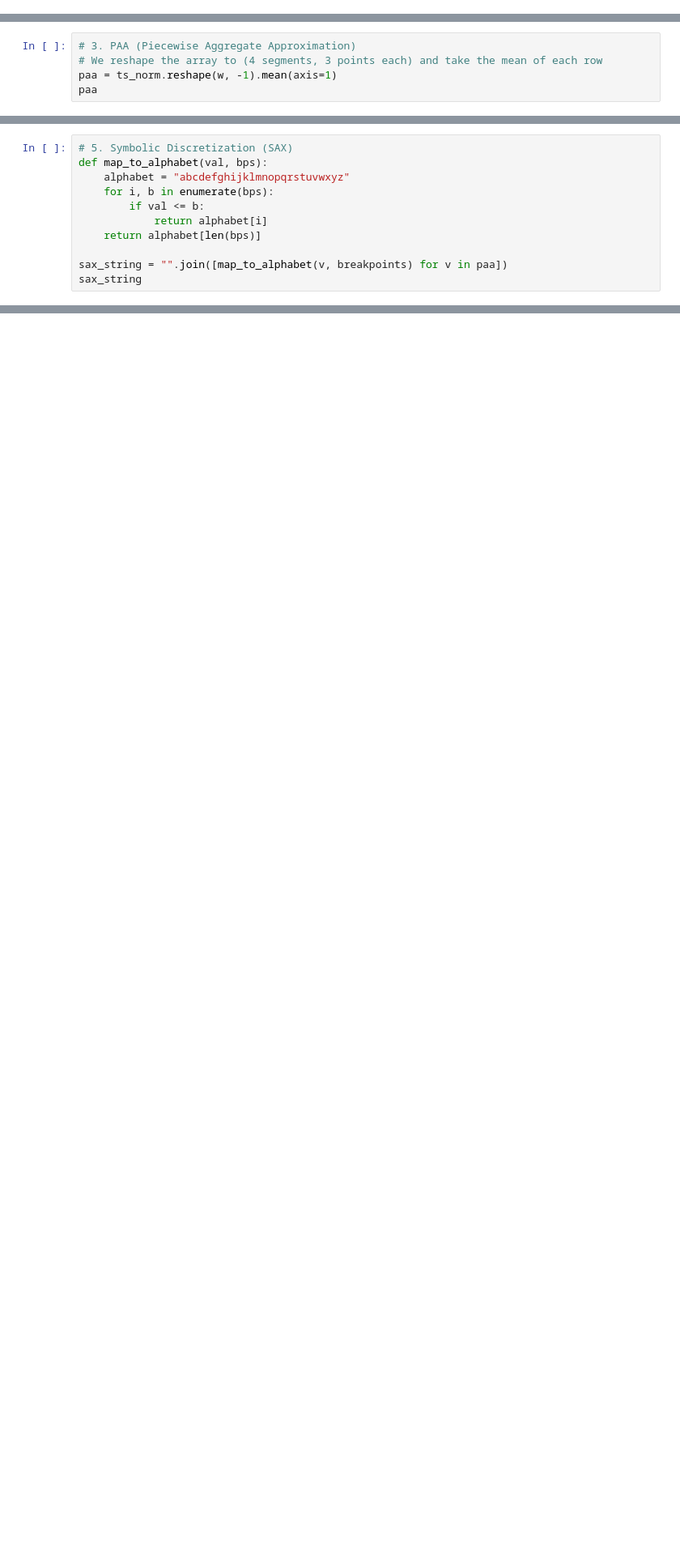
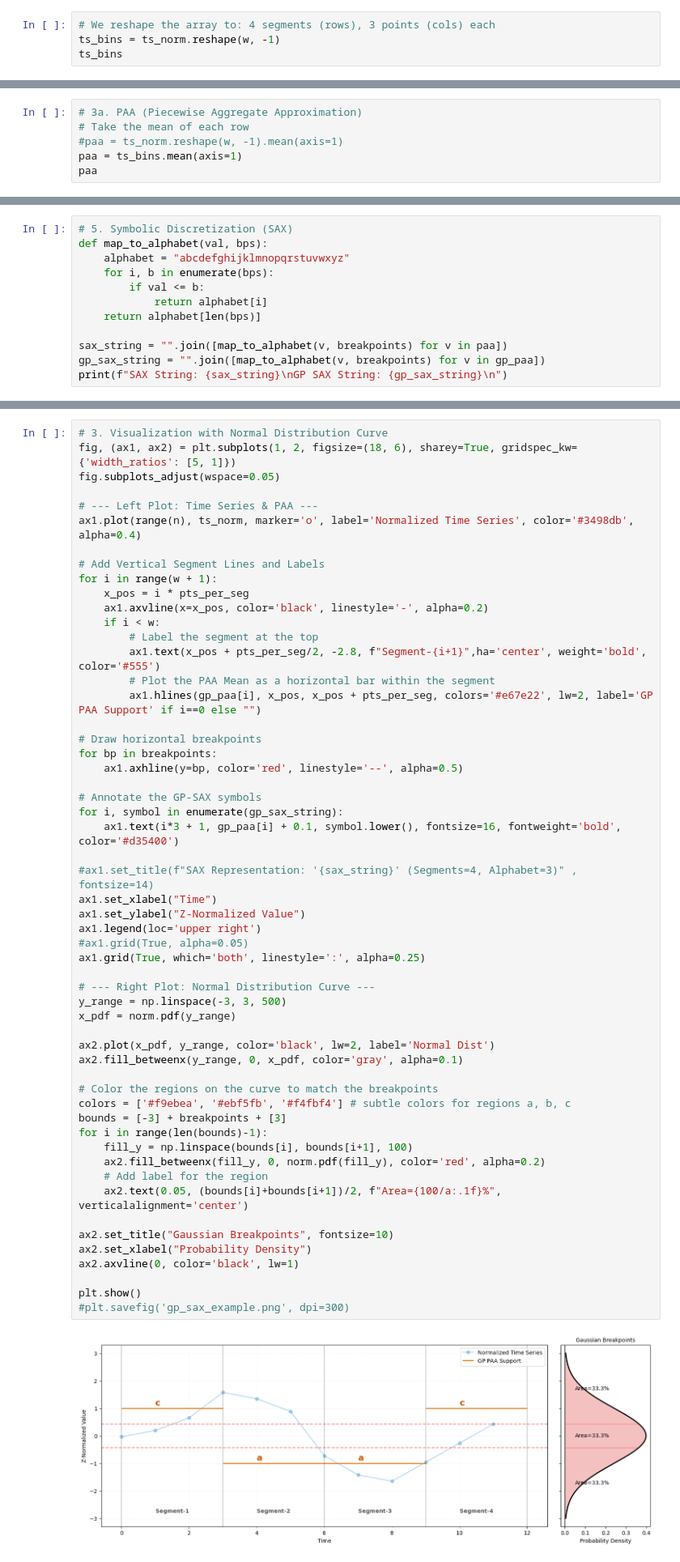
Before and after one commit to owuordickson/t-graank, a Jupyter notebook: analysis/plot_sax.ipynb, the cells around one changed output, grey strips where cells are left out. Shown at 81% size. Drawn from its saved outputs; the diff is of its cells as text; blank space fills up the shorter version.

```diff
--- a/analysis/plot_sax.ipynb
+++ b/analysis/plot_sax.ipynb
@@ -39,3 +42,7 @@ ts_norm
 array([-0.03843312,  0.19216561,  0.65336308,  1.57575801,  1.34515927,
         0.88396181, -0.73022932, -1.42202552, -1.65262425, -0.96082805,
        -0.26903185,  0.42276434])
+# %%
+# We reshape the array to: 4 segments (rows), 3 points (cols) each
+ts_bins = ts_norm.reshape(w, -1)
+ts_bins
@@ -42,7 +54,8 @@ array([-0.03843312,  0.19216561,  0.65336308,  1.57575801,  1.34515927,
 # %%
-# 3. PAA (Piecewise Aggregate Approximation)
-# We reshape the array to (4 segments, 3 points each) and take the mean of each row
-paa = ts_norm.reshape(w, -1).mean(axis=1)
+# 3a. PAA (Piecewise Aggregate Approximation)
+# Take the mean of each row
+#paa = ts_norm.reshape(w, -1).mean(axis=1)
+paa = ts_bins.mean(axis=1)
 paa
 # %% [output]
 array([ 0.26903185,  1.26829303, -1.26829303, -0.26903185])
@@ -63,5 +111,6 @@ def map_to_alphabet(val, bps):
     return alphabet[len(bps)]
 
 sax_string = "".join([map_to_alphabet(v, breakpoints) for v in paa])
-sax_string
+gp_sax_string = "".join([map_to_alphabet(v, breakpoints) for v in gp_paa])
+print(f"SAX String: {sax_string}\nGP SAX String: {gp_sax_string}\n")
 # %% [output]
@@ -134,2 +188,59 @@ plt.show()
 # %% [output]
 [figure]
+# %%
+# 3. Visualization with Normal Distribution Curve
+fig, (ax1, ax2) = plt.subplots(1, 2, figsize=(18, 6), sharey=True, gridspec_kw={'width_ratios': [5, 1]})
+fig.subplots_adjust(wspace=0.05)
+
+# --- Left Plot: Time Series & PAA ---
+ax1.plot(range(n), ts_norm, marker='o', label='Normalized Time Series', color='#3498db', alpha=0.4)
+
+# Add Vertical Segment Lines and Labels
+for i in range(w + 1):
+    x_pos = i * pts_per_seg
+    ax1.axvline(x=x_pos, color='black', linestyle='-', alpha=0.2)
+    if i < w:
+        # Label the segment at the top
+        ax1.text(x_pos + pts_per_seg/2, -2.8, f"Segment-{i+1}",ha='center', weight='bold', color='#555')
+        # Plot the PAA Mean as a horizontal bar within the segment
+        ax1.hlines(gp_paa[i], x_pos, x_pos + pts_per_seg, colors='#e67e22', lw=2, label='GP PAA Support' if i==0 else "")
+
+# Draw horizontal breakpoints
+for bp in breakpoints:
+    ax1.axhline(y=bp, color='red', linestyle='--', alpha=0.5)
+
+# Annotate the GP-SAX symbols
+for i, symbol in enumerate(gp_sax_string):
+    ax1.text(i*3 + 1, gp_paa[i] + 0.1, symbol.lower(), fontsize=16, fontweight='bold', color='#d35400')
+
+#ax1.set_title(f"SAX Representation: '{sax_string}' (Segments=4, Alphabet=3)" , fontsize=14)
+ax1.set_xlabel("Time")
+ax1.set_ylabel("Z-Normalized Value")
+ax1.legend(loc='upper right')
+#ax1.grid(True, alpha=0.05)
+ax1.grid(True, which='both', linestyle=':', alpha=0.25)
+
+# --- Right Plot: Normal Distribution Curve ---
+y_range = np.linspace(-3, 3, 500)
+x_pdf = norm.pdf(y_range)
+
+ax2.plot(x_pdf, y_range, color='black', lw=2, label='Normal Dist')
+ax2.fill_betweenx(y_range, 0, x_pdf, color='gray', alpha=0.1)
+
+# Color the regions on the curve to match the breakpoints
+colors = ['#f9ebea', '#ebf5fb', '#f4fbf4'] # subtle colors for regions a, b, c
+bounds = [-3] + breakpoints + [3]
+for i in range(len(bounds)-1):
+    fill_y = np.linspace(bounds[i], bounds[i+1], 100)
+    ax2.fill_betweenx(fill_y, 0, norm.pdf(fill_y), color='red', alpha=0.2)
+    # Add label for the region
+    ax2.text(0.05, (bounds[i]+bounds[i+1])/2, f"Area={100/a:.1f}%", verticalalignment='center')
+
+ax2.set_title("Gaussian Breakpoints", fontsize=10)
+ax2.set_xlabel("Probability Density")
+ax2.axvline(0, color='black', lw=1)
+
+plt.show()
+#plt.savefig('gp_sax_example.png', dpi=300)
+# %% [output]
+[figure, added]
```
Also changed, not shown: parts of 6 cells of this notebook.
